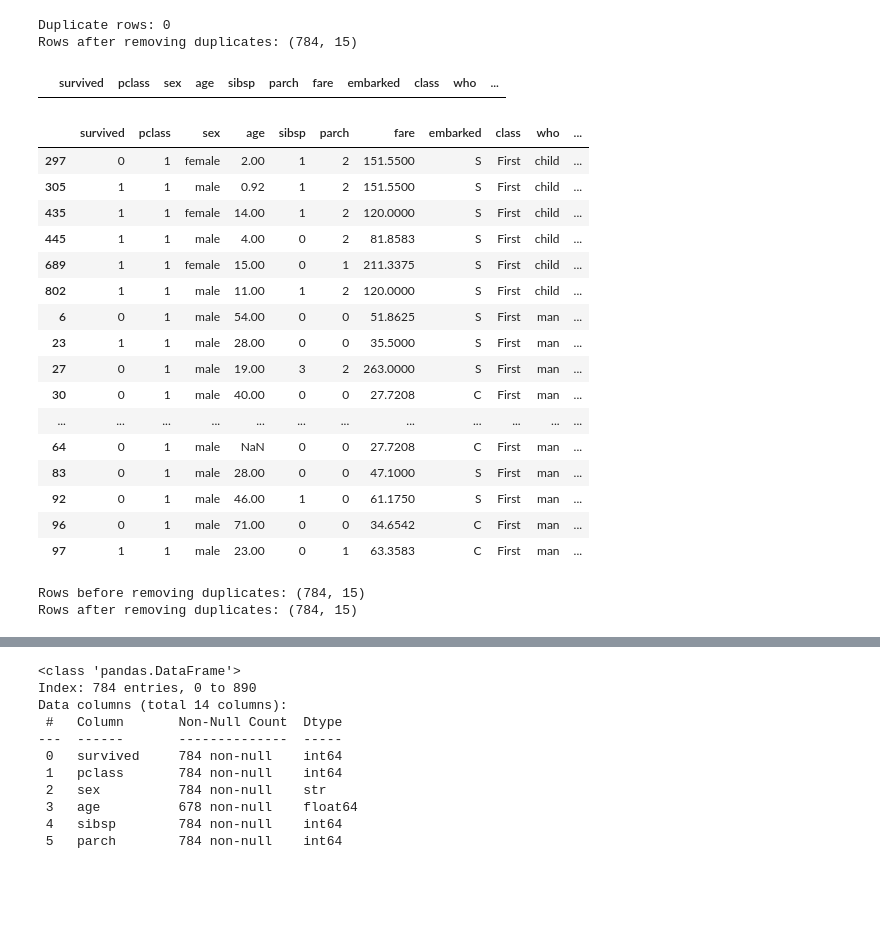
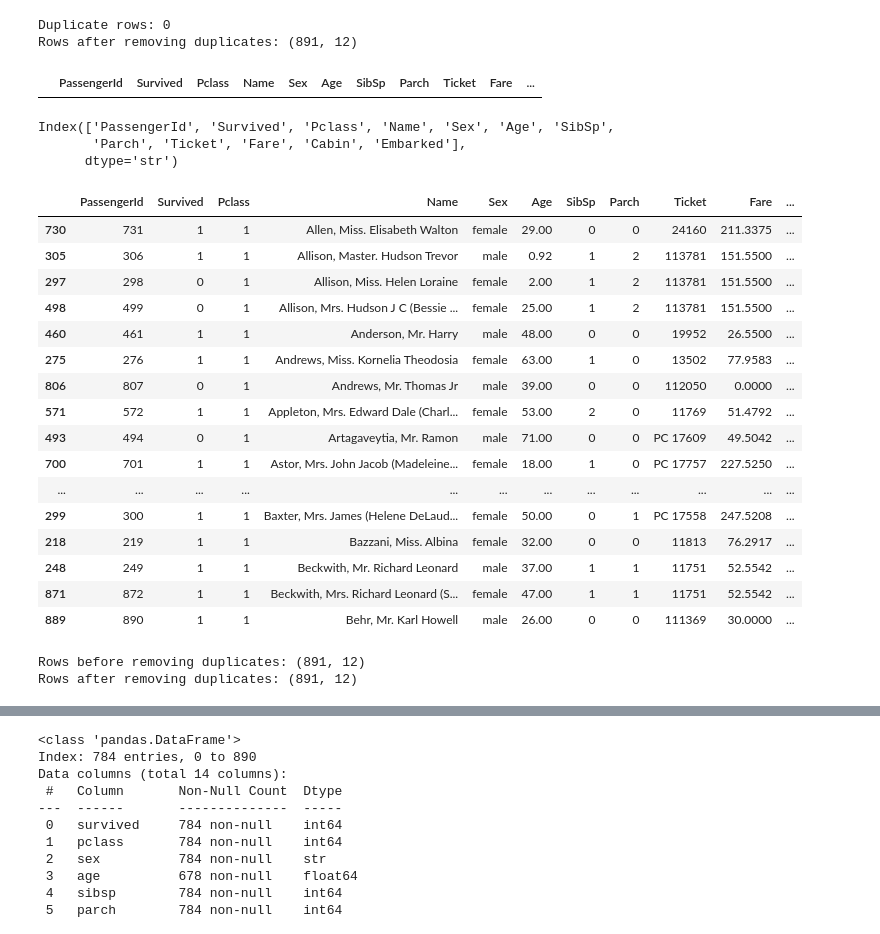
Before and after one commit to damanadidier/DI_Bootcamp, a Jupyter notebook: Week2/Day3/preprocessing.ipynb, the cells around one changed output, grey strips where cells are left out. Drawn from its saved outputs; the diff is of its cells as text; code cells hidden in the pictures; blank space fills up the shorter version.

```diff
--- a/Week2/Day3/preprocessing.ipynb
+++ b/Week2/Day3/preprocessing.ipynb
@@ -20,7 +73,8 @@ import seaborn as sns
 # === LOAD THE DATA ===
 # Load Titanic dataset from seaborn
 # Save as titanic_raw - this is our Original backup copy of the data
-titanic_raw = sns.load_dataset('titanic')
+# titanic_raw = sns.load_dataset('titanic')
+titanic_raw = pd.read_csv('train.csv')
 # %%
 # === FIRST LOOK AT THE DATA ===
 # Display the first 10 rows of the dataset
@@ -87,43 +154,49 @@ print(f"Duplicate rows: {df.duplicated().sum()}")
 print(f"Rows after removing duplicates: {df.shape}")
 # %% [output]
 Duplicate rows: 0
-Rows after removing duplicates: (784, 15)
+Rows after removing duplicates: (891, 12)
 # %%
 # EXAMPLE : what duplicates look like
 duplicates_df = df[df.duplicated(keep=False)]
 duplicates_df
 # %% [output]
-|  | survived | pclass | sex | age | sibsp | parch | fare | embarked | class | who | ... |
+|  | PassengerId | Survived | Pclass | Name | Sex | Age | SibSp | Parch | Ticket | Fare | ... |
+# %%
+df.columns
+# %% [output]
+Index(['PassengerId', 'Survived', 'Pclass', 'Name', 'Sex', 'Age', 'SibSp',
+       'Parch', 'Ticket', 'Fare', 'Cabin', 'Embarked'],
+      dtype='str')
 # %%
-df.sort_values(['pclass','who']).head(20)
+df.sort_values(['Pclass','Name']).head(20)
 # %% [output]
-|  | survived | pclass | sex | age | sibsp | parch | fare | embarked | class | who | ... |
-| 297 | 0 | 1 | female | 2.00 | 1 | 2 | 151.5500 | S | First | child | ... |
-| 305 | 1 | 1 | male | 0.92 | 1 | 2 | 151.5500 | S | First | child | ... |
-| 435 | 1 | 1 | female | 14.00 | 1 | 2 | 120.0000 | S | First | child | ... |
-| 445 | 1 | 1 | male | 4.00 | 0 | 2 | 81.8583 | S | First | child | ... |
-| 689 | 1 | 1 | female | 15.00 | 0 | 1 | 211.3375 | S | First | child | ... |
-| 802 | 1 | 1 | male | 11.00 | 1 | 2 | 120.0000 | S | First | child | ... |
-| 6 | 0 | 1 | male | 54.00 | 0 | 0 | 51.8625 | S | First | man | ... |
-| 23 | 1 | 1 | male | 28.00 | 0 | 0 | 35.5000 | S | First | man | ... |
-| 27 | 0 | 1 | male | 19.00 | 3 | 2 | 263.0000 | S | First | man | ... |
-| 30 | 0 | 1 | male | 40.00 | 0 | 0 | 27.7208 | C | First | man | ... |
+|  | PassengerId | Survived | Pclass | Name | Sex | Age | SibSp | Parch | Ticket | Fare | ... |
+| 730 | 731 | 1 | 1 | Allen, Miss. Elisabeth Walton | female | 29.00 | 0 | 0 | 24160 | 211.3375 | ... |
+| 305 | 306 | 1 | 1 | Allison, Master. Hudson Trevor | male | 0.92 | 1 | 2 | 113781 | 151.5500 | ... |
+| 297 | 298 | 0 | 1 | Allison, Miss. Helen Loraine | female | 2.00 | 1 | 2 | 113781 | 151.5500 | ... |
+| 498 | 499 | 0 | 1 | Allison, Mrs. Hudson J C (Bessie ... | female | 25.00 | 1 | 2 | 113781 | 151.5500 | ... |
+| 460 | 461 | 1 | 1 | Anderson, Mr. Harry | male | 48.00 | 0 | 0 | 19952 | 26.5500 | ... |
+| 275 | 276 | 1 | 1 | Andrews, Miss. Kornelia Theodosia | female | 63.00 | 1 | 0 | 13502 | 77.9583 | ... |
+| 806 | 807 | 0 | 1 | Andrews, Mr. Thomas Jr | male | 39.00 | 0 | 0 | 112050 | 0.0000 | ... |
+| 571 | 572 | 1 | 1 | Appleton, Mrs. Edward Dale (Charl... | female | 53.00 | 2 | 0 | 11769 | 51.4792 | ... |
+| 493 | 494 | 0 | 1 | Artagaveytia, Mr. Ramon | male | 71.00 | 0 | 0 | PC 17609 | 49.5042 | ... |
+| 700 | 701 | 1 | 1 | Astor, Mrs. John Jacob (Madeleine... | female | 18.00 | 1 | 0 | PC 17757 | 227.5250 | ... |
 | ... | ... | ... | ... | ... | ... | ... | ... | ... | ... | ... | ... |
-| 64 | 0 | 1 | male | NaN | 0 | 0 | 27.7208 | C | First | man | ... |
-| 83 | 0 | 1 | male | 28.00 | 0 | 0 | 47.1000 | S | First | man | ... |
-| 92 | 0 | 1 | male | 46.00 | 1 | 0 | 61.1750 | S | First | man | ... |
-| 96 | 0 | 1 | male | 71.00 | 0 | 0 | 34.6542 | C | First | man | ... |
-| 97 | 1 | 1 | male | 23.00 | 0 | 1 | 63.3583 | C | First | man | ... |
+| 299 | 300 | 1 | 1 | Baxter, Mrs. James (Helene DeLaud... | female | 50.00 | 0 | 1 | PC 17558 | 247.5208 | ... |
+| 218 | 219 | 1 | 1 | Bazzani, Miss. Albina | female | 32.00 | 0 | 0 | 11813 | 76.2917 | ... |
+| 248 | 249 | 1 | 1 | Beckwith, Mr. Richard Leonard | male | 37.00 | 1 | 1 | 11751 | 52.5542 | ... |
+| 871 | 872 | 1 | 1 | Beckwith, Mrs. Richard Leonard (S... | female | 47.00 | 1 | 1 | 11751 | 52.5542 | ... |
+| 889 | 890 | 1 | 1 | Behr, Mr. Karl Howell | male | 26.00 | 0 | 0 | 111369 | 30.0000 | ... |
 # %%
 # === REMOVE DUPLICATES ===
 #  Use drop_duplicates() to remove duplicates
 # Show before/after row counts
 print(f"Rows before removing duplicates: {df.shape}")
-clean_data = df.drop_duplicates()
-print(f"Rows after removing duplicates: {clean_data.shape}")
+df = df.drop_duplicates()
+print(f"Rows after removing duplicates: {df.shape}")
 # %% [output]
-Rows before removing duplicates: (784, 15)
-Rows after removing duplicates: (784, 15)
+Rows before removing duplicates: (891, 12)
+Rows after removing duplicates: (891, 12)
 # %%
 print(f"Rows after removing duplicates: {df.shape}")
 # %% [output]
```
Also changed, not shown: parts of 64 cells of this notebook, 2 other files.
